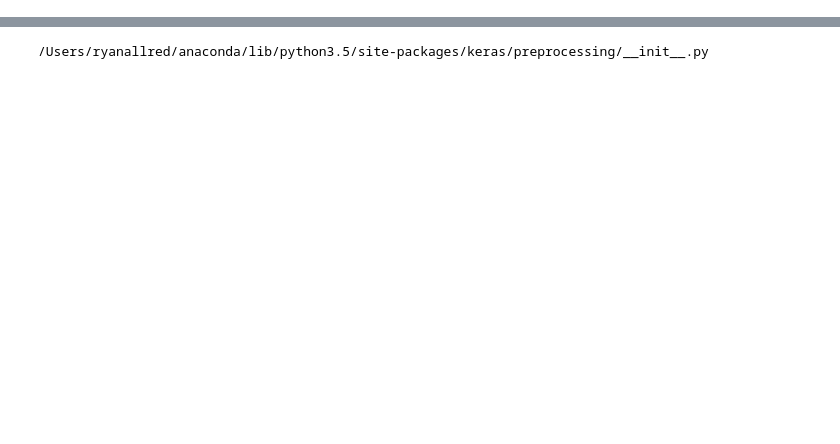
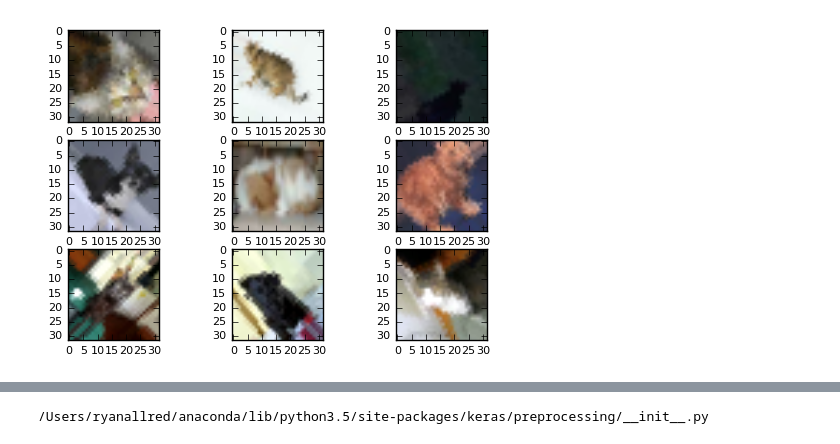
Before and after one commit to ryanleeallred/Image_Augmentation, a Jupyter notebook: Histogram_Modification.ipynb, the cells around one changed output, grey strips where cells are left out. Cells and saved outputs as stored; diff of their text form; code cells hidden in the pictures; blank space fills up the shorter version.

```diff
--- a/Histogram_Modification.ipynb
+++ b/Histogram_Modification.ipynb
@@ -193,0 +62,16 @@ plt.show()
+# %%
+# Rotate images by 90 degrees
+datagen = ImageDataGenerator(rotation_range=90)
+# fit parameters from data
+datagen.fit(x_train)
+# Configure batch size and retrieve one batch of images
+for X_batch, y_batch in datagen.flow(x_train, y_train, batch_size=9):
+    # Show 9 images
+    for i in range(0, 9):
+        pyplot.subplot(330 + 1 + i)
+        pyplot.imshow(X_batch[i].reshape(img_rows, img_cols, 3))
+    # show the plot
+    pyplot.show()
+    break
+# %% [output]
+[figure, added]
```
Also changed, not shown: parts of 9 cells of this notebook.
